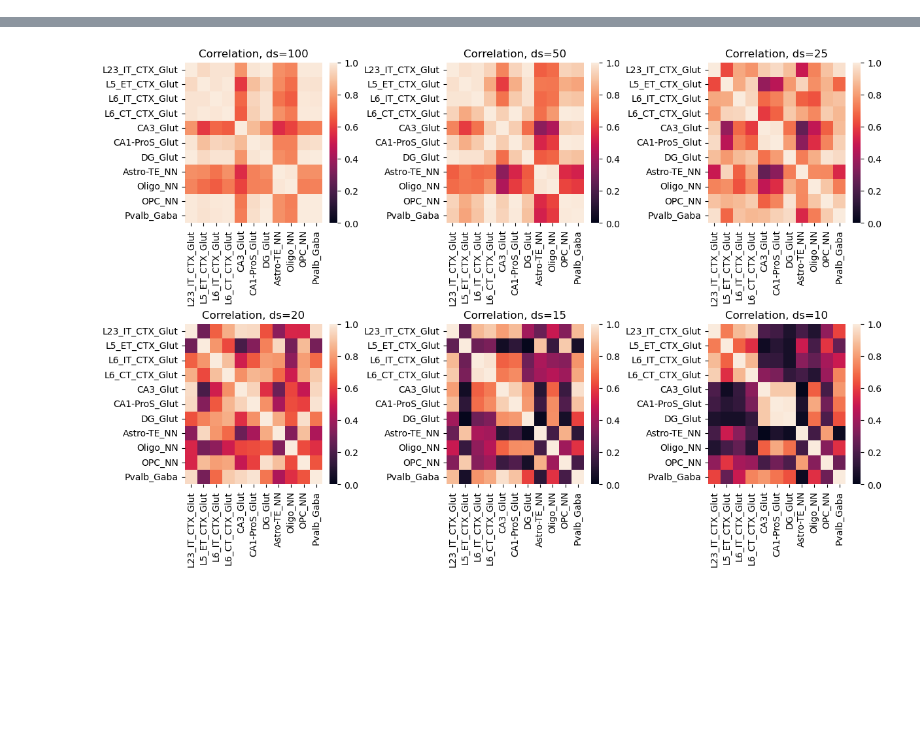
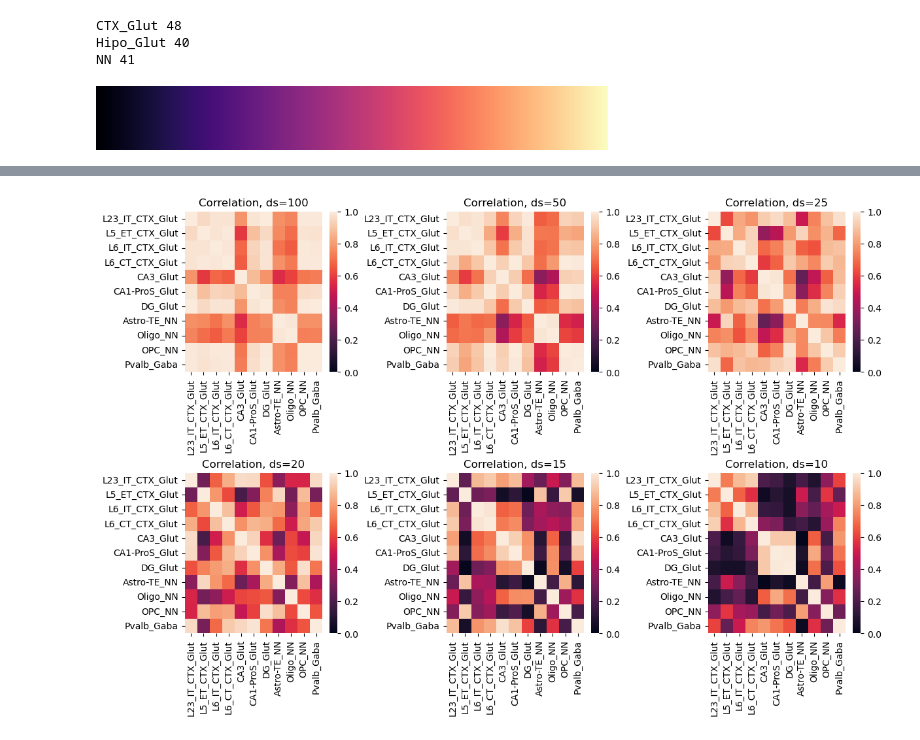
Before and after one commit to Michaelvll/aging-gene-prediction, a Jupyter notebook: ak_workspace/analyze_results/02_analyze_xgb.ipynb, the cells around one changed output, grey strips where cells are left out. Saved outputs shown, nothing was run; the diff lists cells and outputs as text; code cells hidden in the pictures; blank space fills up the shorter version.

```diff
--- a/ak_workspace/analyze_results/02_analyze_xgb.ipynb
+++ b/ak_workspace/analyze_results/02_analyze_xgb.ipynb
@@ -118,0 +124,7 @@ def generate_mod_corr_matrix(cell_types:list, num_downsample:int|None = None):
+# %%
+for i, j in FEAT_DICT.items():
+    print(i, len(j))
+# %% [output]
+CTX_Glut 48
+Hipo_Glut 40
+NN 41
@@ -118,0 +156,4 @@ def generate_mod_corr_matrix(cell_types:list, num_downsample:int|None = None):
+# %%
+plt.colormaps['magma']
+# %% [output]
+[figure, added]
```
Also changed, not shown: parts of 19 cells of this notebook, 31 other files.
